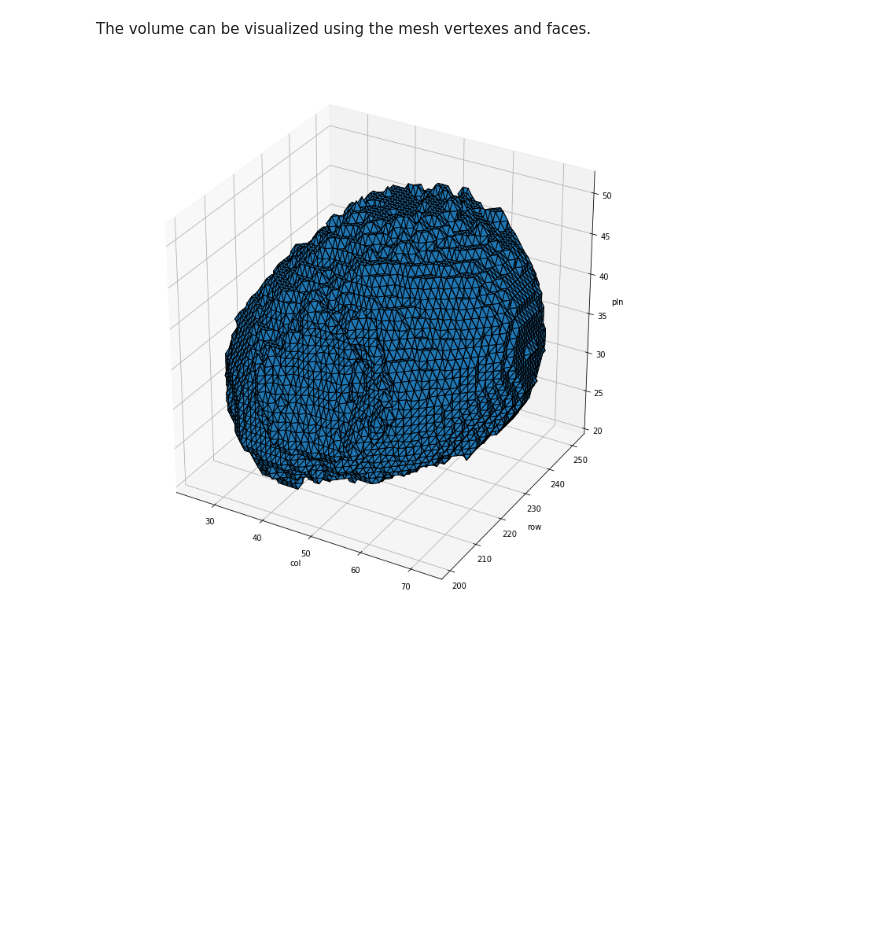
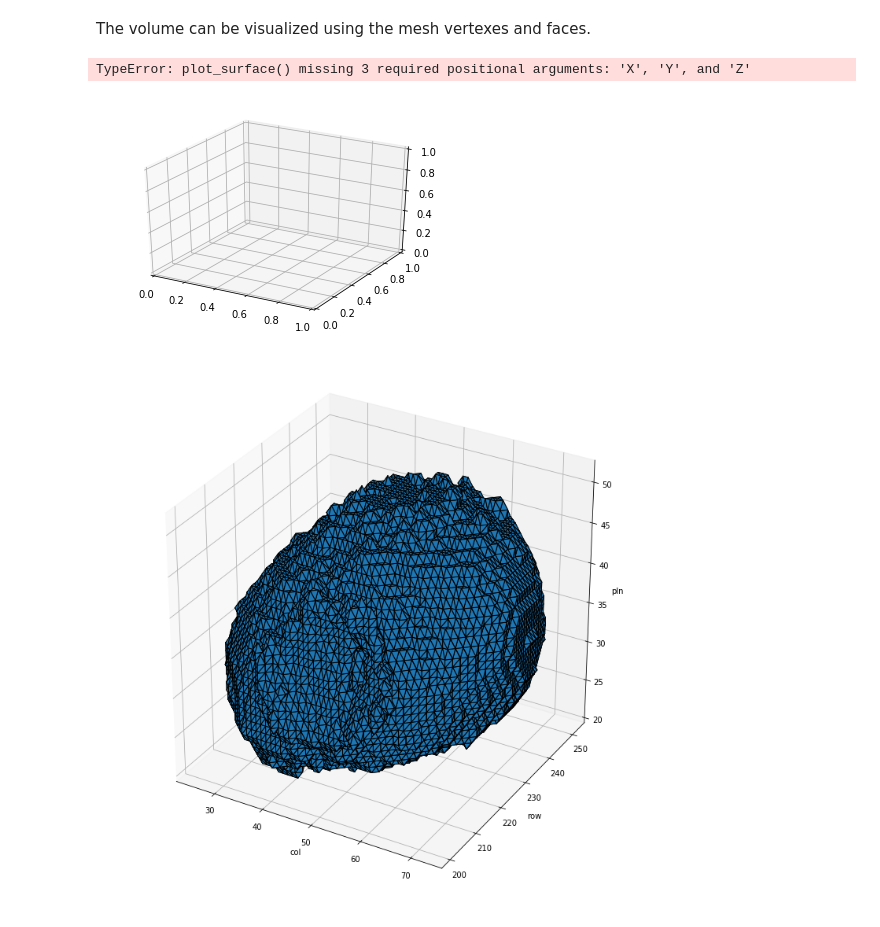
Before and after one commit to BIDS/ISVC2019, a Jupyter notebook: tutorial_notebooks/02_datasets_visualization.ipynb, the cells around one changed output. Drawn from its saved outputs; the diff is of its cells as text; code cells hidden in the pictures; blank space fills up the shorter version.

```diff
--- a/tutorial_notebooks/02_datasets_visualization.ipynb
+++ b/tutorial_notebooks/02_datasets_visualization.ipynb
@@ -81,5 +102,16 @@ Surface area (actual): 8518.72
 # %% [markdown]
 The volume can be visualized using the mesh vertexes and faces.
+# %%
+from mpl_toolkits.mplot3d import Axes3D
+fig = plt.figure()
+ax = fig.add_subplot(111, projection='3d')
+
+mesh = Poly3DCollection(verts_px[faces_px])
+
+Axes3D.plot_surface(mesh)
+# %% [output]
+TypeError: plot_surface() missing 3 required positional arguments: 'X', 'Y', and 'Z'
+[figure, added]
 # %%
 fig = plt.figure(figsize=(10, 10))
 ax = fig.add_subplot(111, projection="3d")
```
Also changed, not shown: parts of 11 cells of this notebook.
